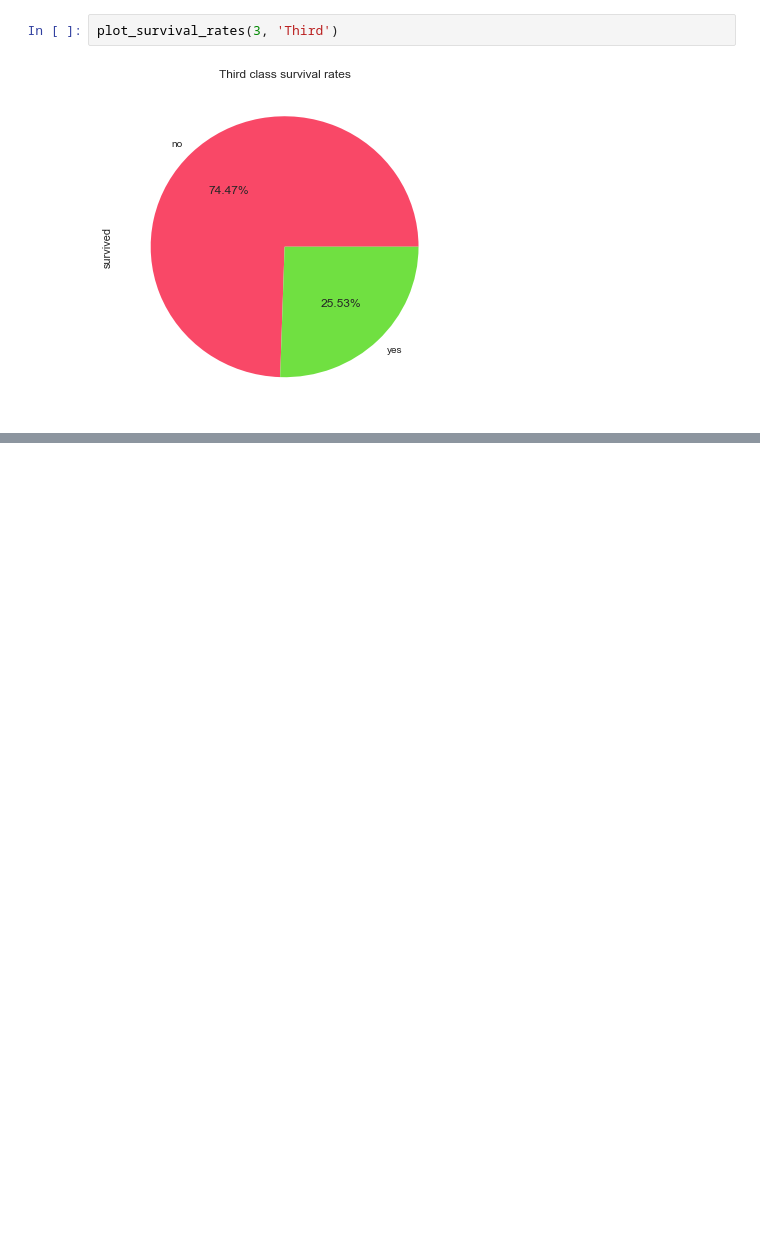
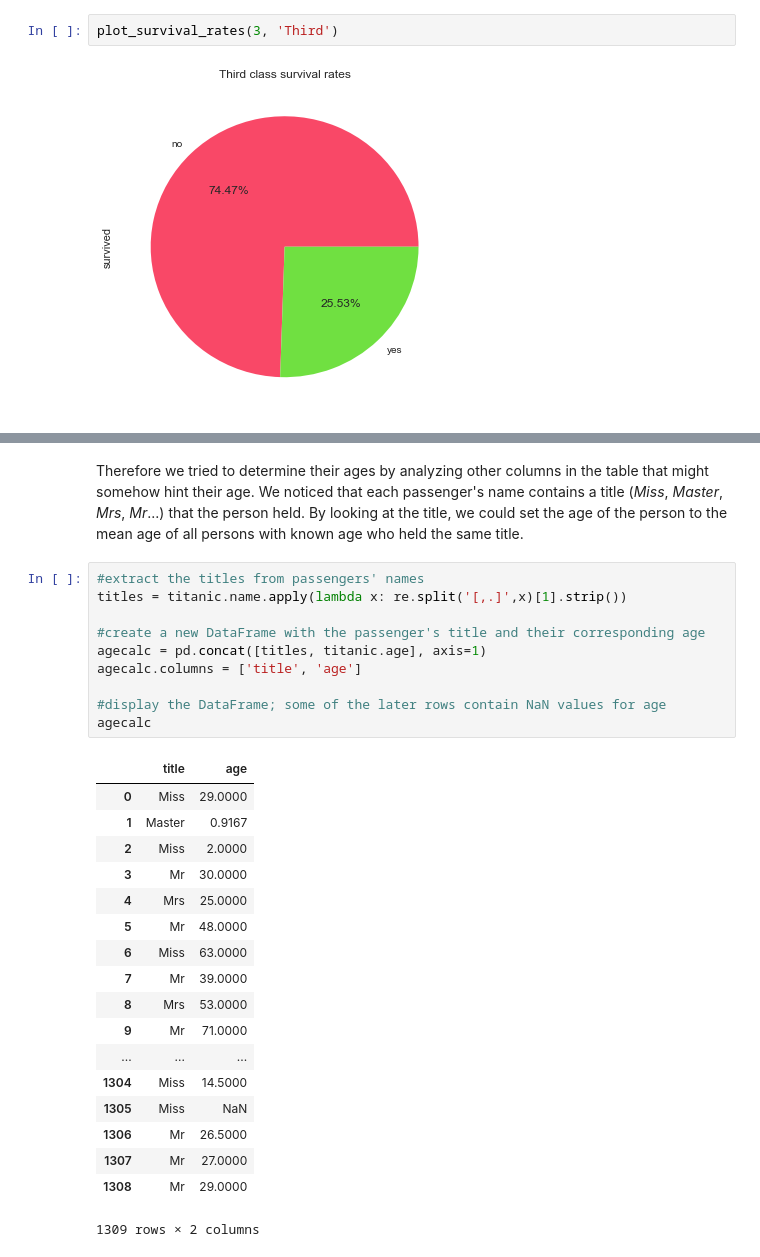
Before and after one commit to stojadin2701/ADA2017, a Jupyter notebook: Homework 1.ipynb, the cells around one changed output, grey strips where cells are left out. Cells and saved outputs as stored; diff of their text form; blank space fills up the shorter version.

```diff
--- a/Homework 1.ipynb
+++ b/Homework 1.ipynb
@@ -680,0 +772,31 @@ plot_survival_rates(3, 'Third')
+# %% [markdown]
+ Therefore we tried to determine their ages by analyzing other columns in the table that might somehow hint their age. We noticed that each passenger's name contains a title (*Miss*, *Master*, *Mrs*, *Mr*...) that the person held. By looking at the title, we could set the age of the person to the mean age of all persons with known age who held the same title.
+# %%
+#extract the titles from passengers' names
+titles = titanic.name.apply(lambda x: re.split('[,.]',x)[1].strip())
+
+#create a new DataFrame with the passenger's title and their corresponding age
+agecalc = pd.concat([titles, titanic.age], axis=1)
+agecalc.columns = ['title', 'age']
+
+#display the DataFrame; some of the later rows contain NaN values for age
+agecalc
+# %% [output]
+|  | title | age |
+| 0 | Miss | 29.0000 |
+| 1 | Master | 0.9167 |
+| 2 | Miss | 2.0000 |
+| 3 | Mr | 30.0000 |
+| 4 | Mrs | 25.0000 |
+| 5 | Mr | 48.0000 |
+| 6 | Miss | 63.0000 |
+| 7 | Mr | 39.0000 |
+| 8 | Mrs | 53.0000 |
+| 9 | Mr | 71.0000 |
+| ... | ... | ... |
+| 1304 | Miss | 14.5000 |
+| 1305 | Miss | NaN |
+| 1306 | Mr | 26.5000 |
+| 1307 | Mr | 27.0000 |
+| 1308 | Mr | 29.0000 |
+1309 rows × 2 columns
```
Also changed, not shown: parts of 21 cells of this notebook.
